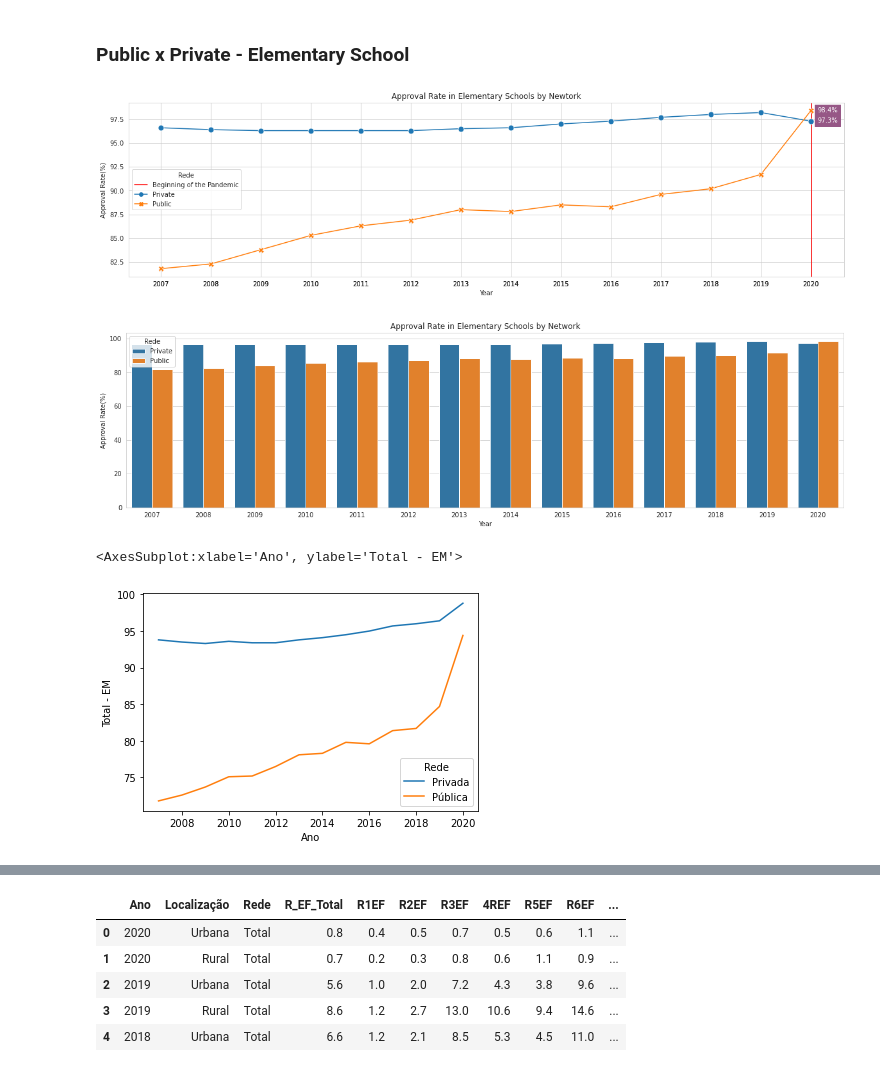
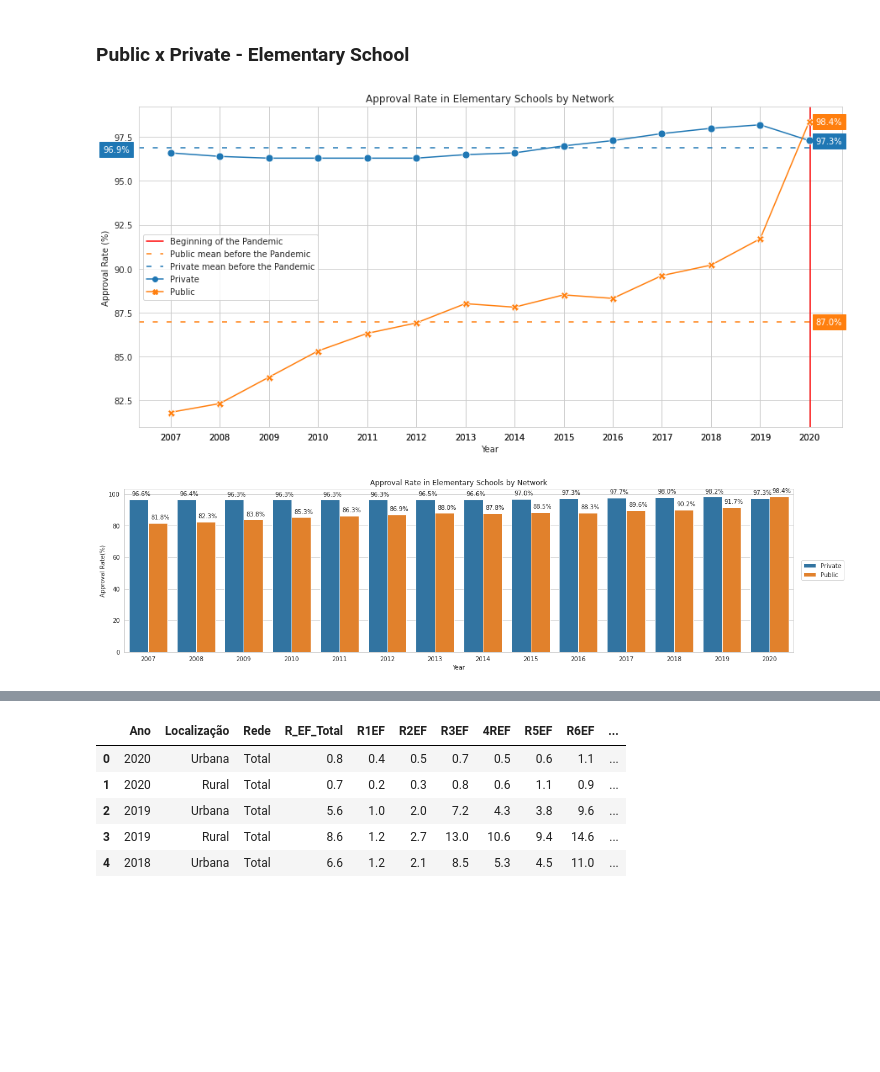
Before and after one commit to aianshay/covid-impacts-on-education, a Jupyter notebook: viz_rq3_rq4.ipynb, the cells around one changed output, grey strips where cells are left out. Cells and saved outputs as stored; diff of their text form; code cells hidden in the pictures; blank space fills up the shorter version.

```diff
--- a/viz_rq3_rq4.ipynb
+++ b/viz_rq3_rq4.ipynb
@@ -214,5 +206,13 @@ plt.xlabel("Year");
 # %% [markdown]
 ## By Network
+# %%
+#slice from 1 because index 0 is 2020, the year of the pandemic
+#bp = before pandemic / es = Elementary School / hs = High School
+
+public_approval_mean_bp_es = full_public_approval['Total - EF'][1:14].mean()
+public_approval_mean_bp_hs = full_public_approval['Total - EM'][1:14].mean()
+private_approval_mean_bp_es = full_private_approval['Total - EF'][1:14].mean()
+private_approval_mean_bp_hs = full_private_approval['Total - EM'][1:14].mean()
 # %%
 approval_public_private.head()
 # %% [output]
@@ -240,43 +240,50 @@ See the caveats in the documentation: https://pandas.pydata.org/pandas-docs/stab
 # %% [markdown]
 ### Public x Private - Elementary School
 # %%
-plt.figure(figsize=(20,5))
+plt.figure(figsize=(15,7))
+sns.set_style("whitegrid")
+
 plt.axvline(x=2020.01, label="Beginning of the Pandemic", color='red', linestyle='-')
-sns.set_style("whitegrid")
+plt.axhline(y=public_approval_mean_bp_es, color='tab:orange', linestyle='dashed', dashes=(4, 7),
+            label="Public mean before the Pandemic")
+plt.text(2020 + x_shift, public_approval_mean_bp_es - y_shift, '{:.1f}%'.format(public_approval_mean_bp_es),
+         color='white').set_backgroundcolor('tab:orange')
+plt.axhline(y=private_approval_mean_bp_es, color='tab:blue', linestyle='dashed', dashes=(4, 7),
+            label="Private mean before the Pandemic")
+plt.text(2005.5 + x_shift, private_approval_mean_bp_es - y_shift - 0.1, '{:.1f}%'.format(private_approval_mean_bp_es),
+         color='white').set_backgroundcolor('tab:blue')
 
 ax = sns.lineplot(data=approval_public_private, x='Ano', y='Total - EF',
                   hue='Rede', style='Rede', markers=True,
                   markersize=markersize, dashes=False)
 
-ax.set(xticks=approval_urban_rural.Ano.values)
+ax.set(xticks=approval_public_private.Ano.values)
 
-plt.title("Approval Rate in Elementary Schools by Newtork")
-plt.ylabel("Approval Rate(%)")
+plt.title("Approval Rate in Elementary Schools by Network")
+plt.ylabel("Approval Rate (%)")
 plt.xlabel("Year")
+plt.legend().set_title(None)
 
 y_2020_public = approval_public_private.query('Ano == 2020 & Rede == "Public"')['Total - EF'].iloc[0]
-plt.text(2020 + x_shift, y_2020_public - y_shift, '{:.1f}%'.format(y_2020_public), color='white').set_backgroundcolor('#965786')
+plt.text(2020 + x_shift, y_2020_public - y_shift, '{:.1f}%'.format(y_2020_public), color='white').set_backgroundcolor('tab:orange')
 
 y_2020_private = approval_public_private.query('Ano == 2020 & Rede == "Private"')['Total - EF'].iloc[0]
-plt.text(2020 + x_shift, y_2020_private - y_shift, '{:.1f}%'.format(y_2020_private), color='white').set_backgroundcolor('#965786')
+plt.text(2020 + x_shift, y_2020_private - y_shift, '{:.1f}%'.format(y_2020_private), color='white').set_backgroundcolor('tab:blue')
 # %% [output]
-[figure, old version]
+[figure, new version]
 # %%
-plt.figure(figsize=(20,5))
-#plt.axvline(x=12.5, label="Beginning of the Pandemic", color="red", linestyle='-')
+plt.figure(figsize=(20, 5))
 sns.set_style("whitegrid")
 
-sns.barplot(data=approval_public_private, x='Ano', y='Total - EF',
+barplot = sns.barplot(data=approval_public_private, x='Ano', y='Total - EF',
                   hue='Rede')
+
+print_values_on_top(barplot, 0.05)
 
 plt.title("Approval Rate in Elementary Schools by Network")
 plt.ylabel("Approval Rate(%)")
-plt.xlabel("Year");
+plt.xlabel("Year")
+plt.legend().set_title(None)
+plt.legend(loc="right", bbox_to_anchor=(1.08, 0.5), ncol=1);
 # %% [output]
-[figure, old version]
+[figure, new version]
-# %%
-#high school
-sns.lineplot(data=public_private_data, x='Ano', y='Total - EM', hue='Rede')
-# %% [output]
-<AxesSubplot:xlabel='Ano', ylabel='Total - EM'>
-[figure, removed]
```
Also changed, not shown: parts of 17 cells of this notebook.
